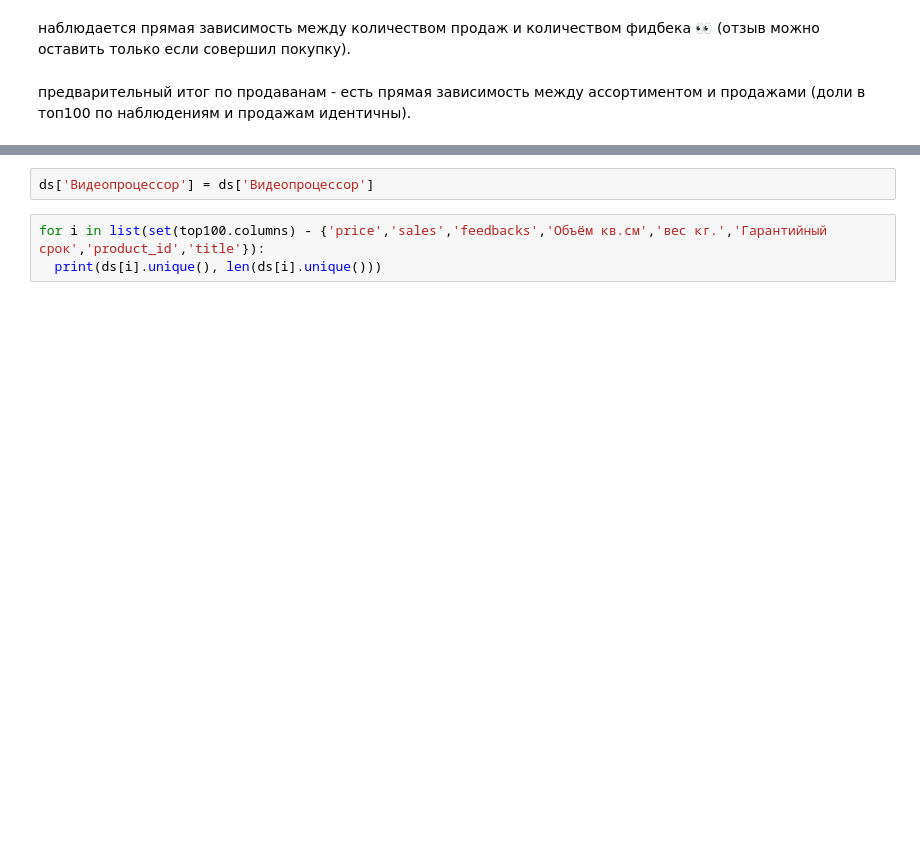
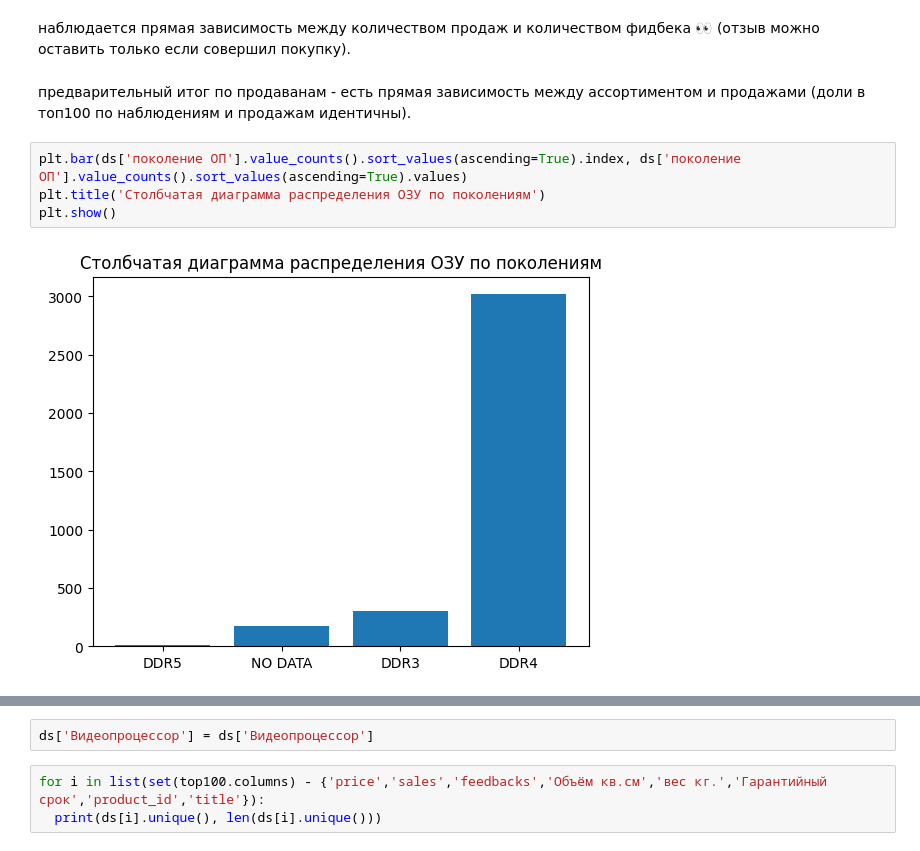
Before and after one commit to EZSib/data_-analytics2023, a Jupyter notebook: practice_eda_Efim.ipynb, the cells around one changed output, grey strips where cells are left out. Drawn from its saved outputs; the diff is of its cells as text; blank space fills up the shorter version.

```diff
--- a/practice_eda_Efim.ipynb
+++ b/practice_eda_Efim.ipynb
@@ -1245,3 +1245,9 @@ plt.show()
 наблюдается прямая зависимость между количеством продаж и количеством фидбека 👀 (отзыв можно оставить только если совершил покупку).
 # %% [markdown]
 предварительный итог по продаванам  - есть прямая зависимость между ассортиментом и продажами (доли в топ100 по наблюдениям и продажам идентичны).
+# %%
+plt.bar(ds['поколение ОП'].value_counts().sort_values(ascending=True).index, ds['поколение ОП'].value_counts().sort_values(ascending=True).values)
+plt.title('Столбчатая диаграмма распределения ОЗУ по поколениям')
+plt.show()
+# %% [output]
+[figure, added]
```
Also changed, not shown: parts of 4 cells of this notebook.
